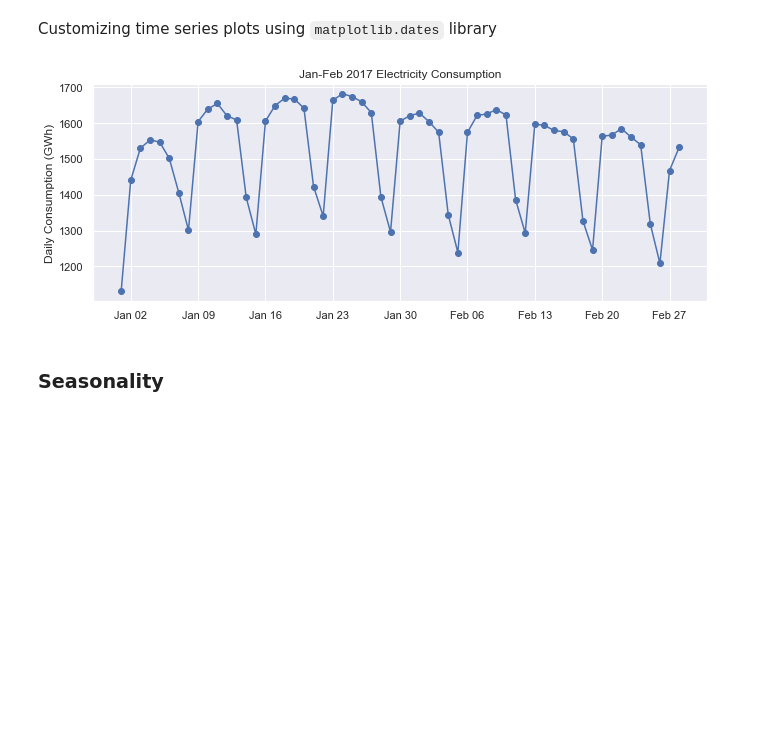
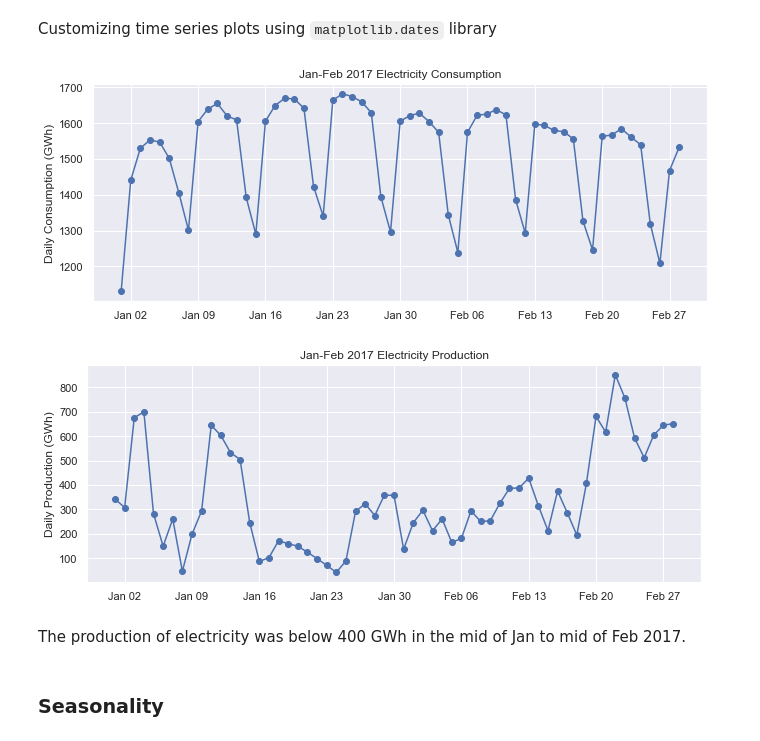
Before and after one commit to adili0505/Demo, a Jupyter notebook: demo_time_series.ipynb, the cells around one changed output. Drawn from its saved outputs; the diff is of its cells as text; code cells hidden in the pictures; blank space fills up the shorter version.

```diff
--- a/demo_time_series.ipynb
+++ b/demo_time_series.ipynb
@@ -172,13 +172,25 @@ Customizing time series plots using `matplotlib.dates` library
 # %%
 fig, ax = plt.subplots()
 ax.plot(opsd_daily.loc['2017-01':'2017-02', 'Consumption'], marker='o', linestyle='-')
 ax.set_ylabel('Daily Consumption (GWh)')
 ax.set_title('Jan-Feb 2017 Electricity Consumption')
 # Set x-axis major ticks to weekly interval, on Mondays
 ax.xaxis.set_major_locator(mdates.WeekdayLocator(byweekday=mdates.MONDAY))
 # Format x-tick labels as 3-letter month name and day number
 ax.xaxis.set_major_formatter(mdates.DateFormatter('%b %d'));
+
+fig, ax1 = plt.subplots()
+ax1.plot(opsd_daily.loc['2017-01':'2017-02', 'Wind+Solar'], marker='o', linestyle='-')
+ax1.set_ylabel('Daily Production (GWh)')
+ax1.set_title('Jan-Feb 2017 Electricity Production')
+# Set x-axis major ticks to weekly interval, on Mondays
+ax1.xaxis.set_major_locator(mdates.WeekdayLocator(byweekday=mdates.MONDAY))
+# Format x-tick labels as 3-letter month name and day number
+ax1.xaxis.set_major_formatter(mdates.DateFormatter('%b %d'));
 # %% [output]
 [figure]
+[figure, added]
+# %% [markdown]
+The production of electricity was below 400 GWh in the mid of Jan to mid of Feb 2017.
 # %% [markdown]
 ### Seasonality
```
Also changed, not shown: parts of 1 cell of this notebook.
